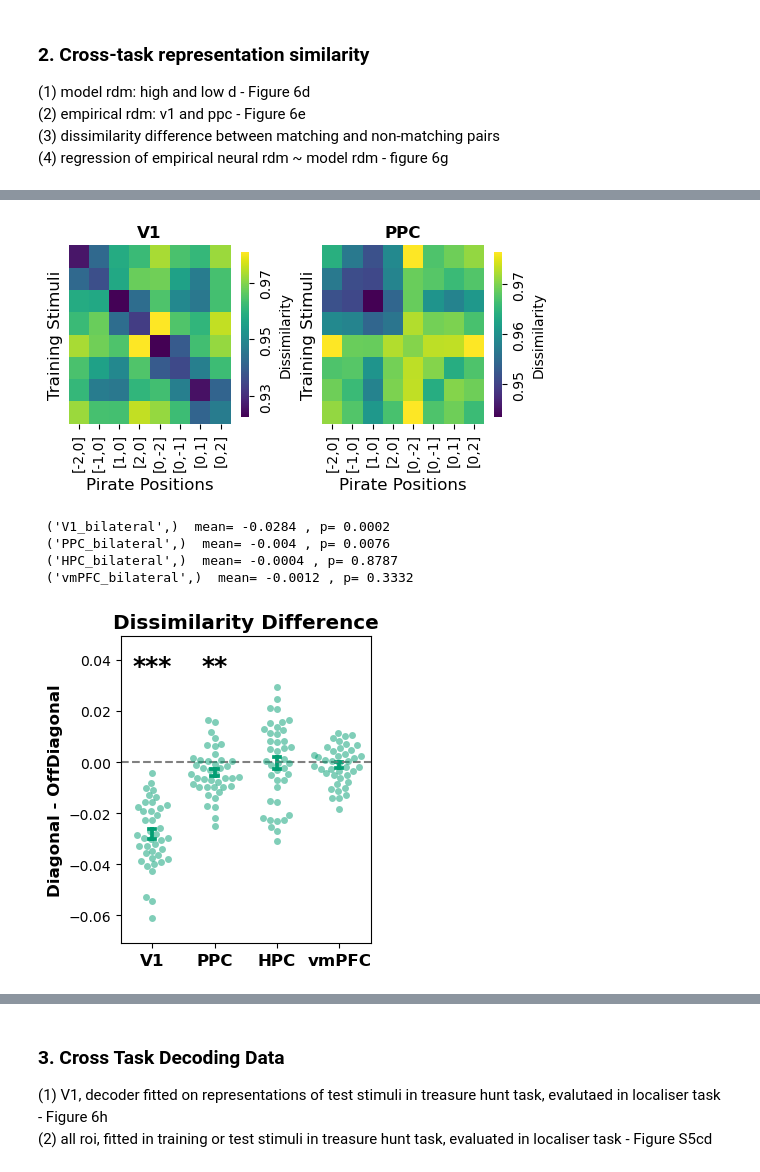
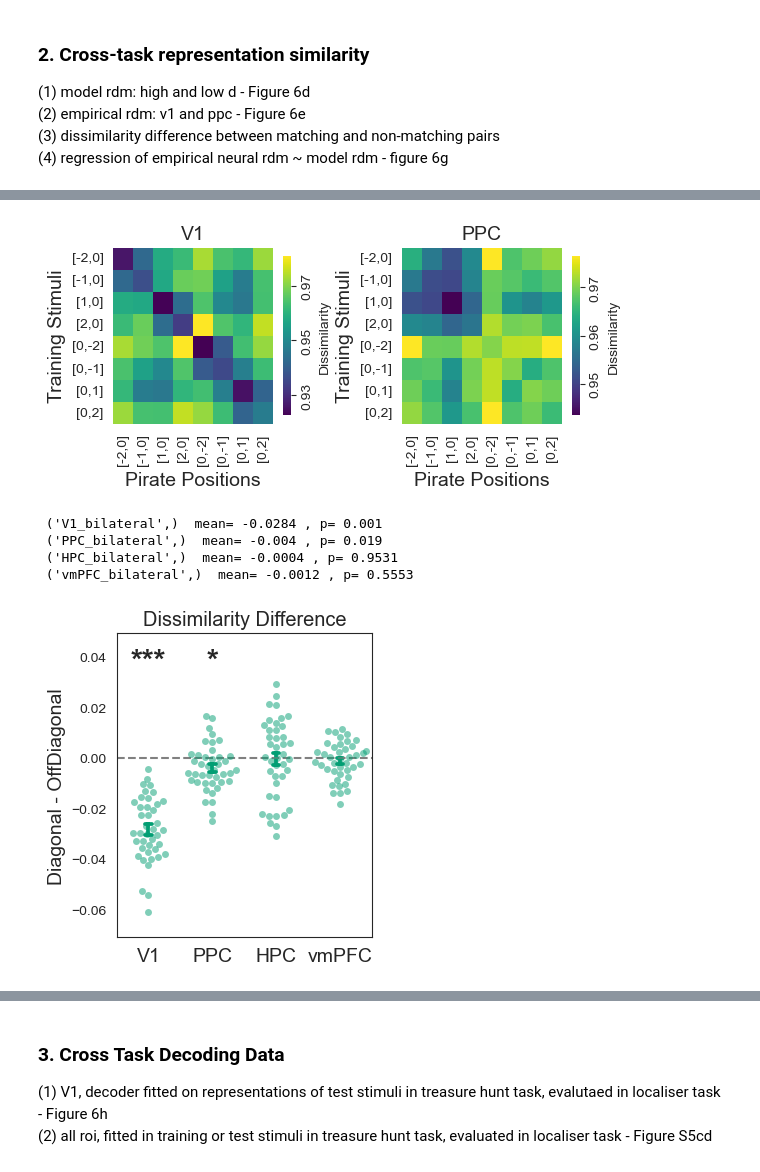
Before and after one commit to ZiluLiang/Pirate-fMRI_Analysis, a Jupyter notebook: scripts/Exp1_fmri/publication_ready_figures.ipynb, the cells around one changed output, grey strips where cells are left out. Saved outputs shown, nothing was run; the diff lists cells and outputs as text; code cells hidden in the pictures.

```diff
--- a/scripts/Exp1_fmri/publication_ready_figures.ipynb
+++ b/scripts/Exp1_fmri/publication_ready_figures.ipynb
@@ -1787,7 +2431,7 @@ for a in crosstask_rsa_df["analysis"].unique():
     assert curr_pdf.shape[0]>0, f"No data for {a}"
 
     curr_pdf.roi = pd.Categorical(curr_pdf.roi,
-                                categories=["V1_bilateral","PPC_bilateral","HPC_bilateral","vmPFC_bilateral"],
+                                categories=["V1_bilateral","PPC_bilateral","HPC_bilateral","vmPFC_bilateral","M1_left"],
                                 ordered=True)
     for currroi, axdf in curr_pdf.groupby("roi"):
         for j,((mrdm,sg),tardf) in enumerate(axdf.groupby( ["modelrdm",  "subgroup"])):
@@ -1806,8 +2450,10 @@ for a in crosstask_rsa_df["analysis"].unique():
                                                 "pval":[pval]
                                             },index=[0])
                                             ],axis=0).reset_index(drop=True)
+spatial_stats_df["pval_fdr"] = spatial_stats_df.groupby( ["analysis","subgroup"])["pval"].transform(lambda x: fdrcorrection(x)[1])
 
 spatial_stats_df.to_csv(os.path.join(ROIRSAdir,"crosstaskrsa","crosstask_rsa_stat.csv"),index=False)
+spatial_stats_df
 # %% [output]
 V1 patcorr_SSminSD Generalizer : mean= 0.0284 , p= 0.0002
 PPC patcorr_SSminSD Generalizer : mean= 0.004 , p= 0.0076
@@ -2001,29 +2682,32 @@ feat_rdm = scipy.spatial.distance.cdist(
     example_trstim_df[["stim_x","stim_y"]].to_numpy(),
     metric="hamming"
 )
-
-
-fig,axes = plt.subplots(1,2,figsize=(6,3))
+# only plot the lower triangle of the RDMs and set the remaining to nan
+euc_rdm_plot = np.full_like(euc_rdm, np.nan)
+euc_rdm_plot[lower_tri(euc_rdm)[1]] = lower_tri(euc_rdm)[0]
+feat_rdm_plot = np.full_like(feat_rdm, np.nan)
+feat_rdm_plot[lower_tri(feat_rdm)[1]] = lower_tri(feat_rdm)[0]
+fig,axes = plt.subplots(1,2,figsize=(5,3))
 sns.heatmap(
-        minmax_scale_anyD(euc_rdm),
+        minmax_scale_anyD(euc_rdm_plot),
         ax=axes[1],
         annot=False,
         xticklabels=axticklabels,
-        yticklabels=axticklabels,
+            yticklabels=[],#axticklabels,
         cbar_kws={"label":"Dissimilarity","shrink":0.7},
         cmap="viridis"
     )
 sns.heatmap(
-    minmax_scale_anyD(feat_rdm),
+    minmax_scale_anyD(feat_rdm_plot),
     ax=axes[0],
     annot=False,
     xticklabels=axticklabels,
-    yticklabels=axticklabels,
+    yticklabels=[],#axticklabels,
     cbar_kws={"label":"Dissimilarity","shrink":0.7},
     cmap="viridis"
 )
-axes[0].set_title("High D",**def_font_axis_legend_titles)
-axes[1].set_title("Low D",**def_font_axis_legend_titles)
+axes[0].set_title("Axis Identity",**def_font_axis_legend_titles)
+axes[1].set_title("Distance",**def_font_axis_legend_titles)
 
 
 
@@ -2039,5 +2723,5 @@ for ax in axes.flatten():
     ax.set_ylabel("Training Stimuli",fontsize=def_font_axis_legend_titles["fontsize"])
 
 fig.tight_layout()
-fig.savefig(os.path.join(ROIRSAdir,"finalfigs","fig6d.tif"),dpi=300,bbox_inches="tight")
+fig.savefig(os.path.join(ROIRSAdir,"finalfigs","fig6e.tif"),dpi=300,bbox_inches="tight")
 # %% [output]
@@ -2045,39 +2970,44 @@ fig.savefig(os.path.join(ROIRSAdir,"finalfigs","fig6d.tif"),dpi=300,bbox_inches=
 # %%
 # (2) empirical rdm in V1 and PPC, made to be symmetrical along diagonal - Figrue 6e
-fig,axes = plt.subplots(1,2,figsize=(5.3,3))
+plotted_rois = ['V1_bilateral','PPC_bilateral']
+fig,axes = plt.subplots(1,2,figsize=(6,3))
 cbrange = []
-for j,roi in enumerate(['V1_bilateral','PPC_bilateral']):
+for roi in plotted_rois:
+    allsub_rdms = [x for x,subid in zip(crosstask_rdms["symmetric"][roi],subid_list) if subid in generalizers]
+    meanrdm = np.mean(allsub_rdms,axis=0)
+    cbrange.append([meanrdm.min(),meanrdm.max()])
+for j,roi in enumerate(plotted_rois):
     G_meanrdm = [x for x,subid in zip(crosstask_rdms["symmetric"][roi],subid_list) if subid in generalizers]
     sns.heatmap(
         np.mean(G_meanrdm,axis=0),
         ax=axes[j],
         annot=False,
         xticklabels=axticklabels,
-        yticklabels=[],
+        yticklabels=axticklabels,
         cbar_kws={"label":"Dissimilarity","shrink":0.7},
         cmap="viridis"
     )
     # we computed using cdist(navi,lzer), so rows are training stimuli and columns are pirate positions
 
-    axes[j].set_title(f"{roi.replace('_bilateral','')}",**def_font_axis_legend_titles)
+    axes[j].set_title(f"{roi_shortnames[roi]}",**def_font_axis_legend_titles)
     cbrange.append([np.mean(G_meanrdm,axis=0).min(),np.mean(G_meanrdm,axis=0).max()])
 
 for ax,cr in zip(axes.flatten(),cbrange):
     ax.set_aspect(1.1)
     ax.set_ylabel("Training Stimuli",fontsize=def_font_axis_legend_titles["fontsize"])
     ax.set_xlabel("Pirate Positions",fontsize=def_font_axis_legend_titles["fontsize"])
     cbar = ax.collections[0].colorbar
     ticks = np.round(np.linspace(cr[0]+0.01,cr[1]-0.01,num=3),2)
     cbar.set_ticks(ticks)
     for label in cbar.ax.get_yticklabels():
         label.set_rotation(90)
         label.set_ha("left")
         label.set_va("center")
 fig.tight_layout(w_pad=0.5)
 
-fig.savefig(os.path.join(ROIRSAdir,"finalfigs","fig6e.tif"),dpi=300,bbox_inches="tight")
+fig.savefig(os.path.join(ROIRSAdir,"finalfigs","fig6d.tif"),dpi=300,bbox_inches="tight")
 # %% [output]
-[figure, old version]
+[figure, new version]
 # %%
 # (3) Dissimilarity Difference - Figure 6f
 a = 'meancrosstaskpatcorrdiff'
@@ -2092,12 +3022,14 @@ analysis_name_dict = dict(zip(
 ))
 
 curr_pdf = crosstask_rsa_df[(crosstask_rsa_df[split_plot_var]==a)].copy().reset_index(drop=True)
+curr_pdf = curr_pdf[curr_pdf.roi!="M1_left"].copy()
 curr_pdf = curr_pdf[curr_pdf.subid.isin(generalizers)].copy()
 curr_pdf[yvar] = -curr_pdf[yvar]  # we want to plot the difference between corresponding and non-corresponding, so we invert the sign
 assert curr_pdf.shape[0]>0, f"No data for {a}"
+
 atitle = analysis_name_dict[a]
 curr_pdf.roi = pd.Categorical(curr_pdf.roi,
-                            categories=["V1_bilateral","PPC_bilateral","HPC_bilateral","vmPFC_bilateral"],
+                                categories=["V1_bilateral","PPC_bilateral","HPC_bilateral","vmPFC_bilateral"],
                             ordered=True)
 gs = sns.catplot(data=curr_pdf,
             x=xvar,y=yvar,
@@ -2114,11 +3046,18 @@ gs.map_dataframe(sns.swarmplot,x=xvar,y=yvar,
 ax = gs.axes.flatten()[0]
 for j,(tar,tardf) in enumerate(curr_pdf.groupby([xvar])):
 
-    pval = ttest1samp_equiv_permutation(tardf[yvar].values)
+    #pval = ttest1samp_equiv_permutation(tardf[yvar].values)
+    pval_df = spatial_stats_df[
+        (spatial_stats_df.analysis==a)&
+        (spatial_stats_df.roi==tar[0])&
+        (spatial_stats_df.subgroup=="Generalizer")
+    ].copy()
+    assert pval_df.shape[0]==1, "pval df shape error, got "+str(pval_df.shape[0])
+    pval = pval_df["pval_fdr"].values[0]
     print(ax.title.get_text(), tar," mean=", np.round(tardf[yvar].mean(),4), ", p=",np.round(pval,4))
     ax.text(x=j,y=0.035,
             s=gen_pval_annot(pval,show_pval=False).replace("p=",""),
-            size=18,fontweight="bold",
+            size=22,fontweight="bold",
             ha="center")
 ax.set_ylim([curr_pdf[yvar].min()-0.01,curr_pdf[yvar].max()+0.02])
 ax.spines["top"].set_visible(True)
@@ -2126,17 +3065,17 @@ ax.spines["right"].set_visible(True)
 ax.set_xticks(ticks=[0,1,2,3],labels=[roi_shortnames[x] for x in curr_pdf.roi.cat.categories],rotation=0,ha="center",**def_font_axis_legend_titles)
 ax.set_ylabel("Diagonal - OffDiagonal",**def_font_axis_legend_titles)#
 ax.set_xlabel("")
-ax.set_title("Dissimilarity Difference",fontsize=def_font_subplot_titles["fontsize"]*0.9,fontweight="bold")
+ax.set_title("Dissimilarity Difference",fontsize=def_font_subplot_titles["fontsize"]*0.9,fontweight="regular")
 gs.legend.remove()
 gs.figure.suptitle(f"",y=0.95,x=0.5,**def_font_subplot_titles)
 gs.tight_layout()
 gs.savefig(os.path.join(ROIRSAdir,"finalfigs","fig6f.tif"),dpi=300,bbox_inches="tight")
 # %% [output]
- ('V1_bilateral',)  mean= -0.0284 , p= 0.0002
- ('PPC_bilateral',)  mean= -0.004 , p= 0.0076
- ('HPC_bilateral',)  mean= -0.0004 , p= 0.8787
- ('vmPFC_bilateral',)  mean= -0.0012 , p= 0.3332
+ ('V1_bilateral',)  mean= -0.0284 , p= 0.001
+ ('PPC_bilateral',)  mean= -0.004 , p= 0.019
+ ('HPC_bilateral',)  mean= -0.0004 , p= 0.9531
+ ('vmPFC_bilateral',)  mean= -0.0012 , p= 0.5553
-[figure, old version]
+[figure, new version]
 # %%
 # (4) regression of empirical neural rdm ~ model rdm - figure 6g
 a = 'compare high low D (sym)'
```
Also changed, not shown: parts of 52 cells of this notebook, 7 other files.
